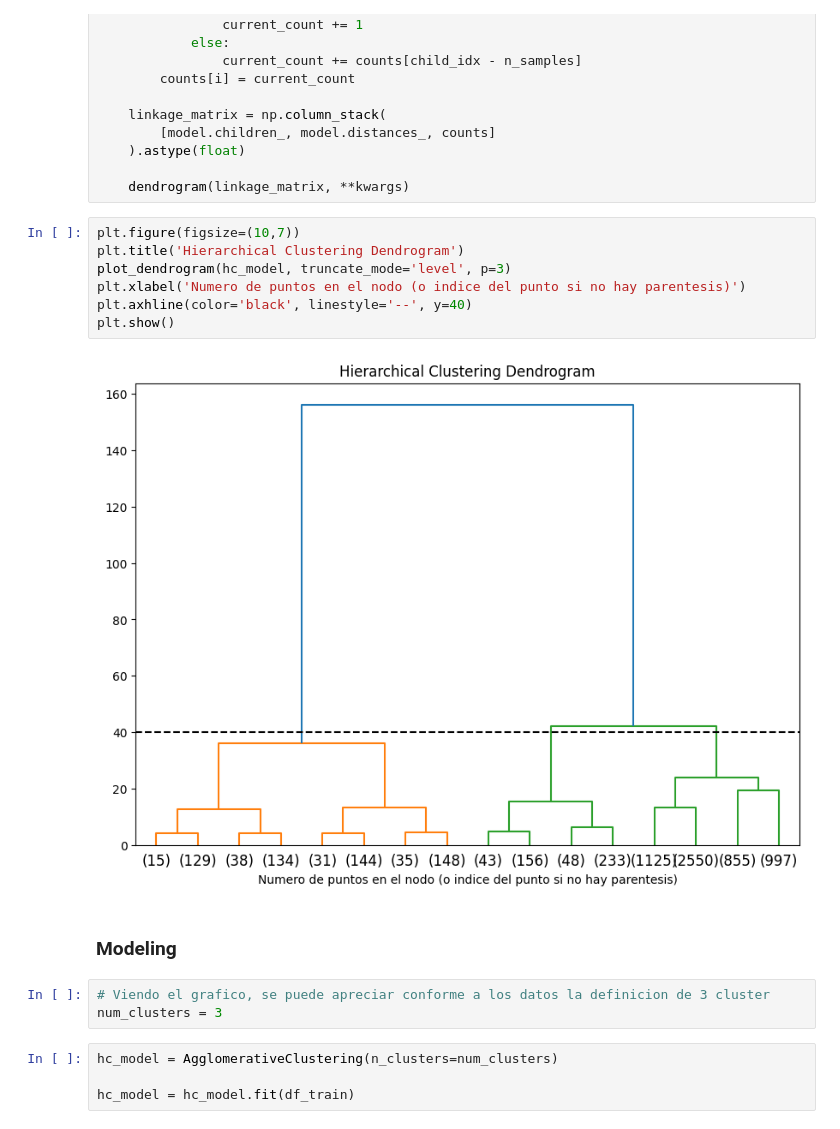
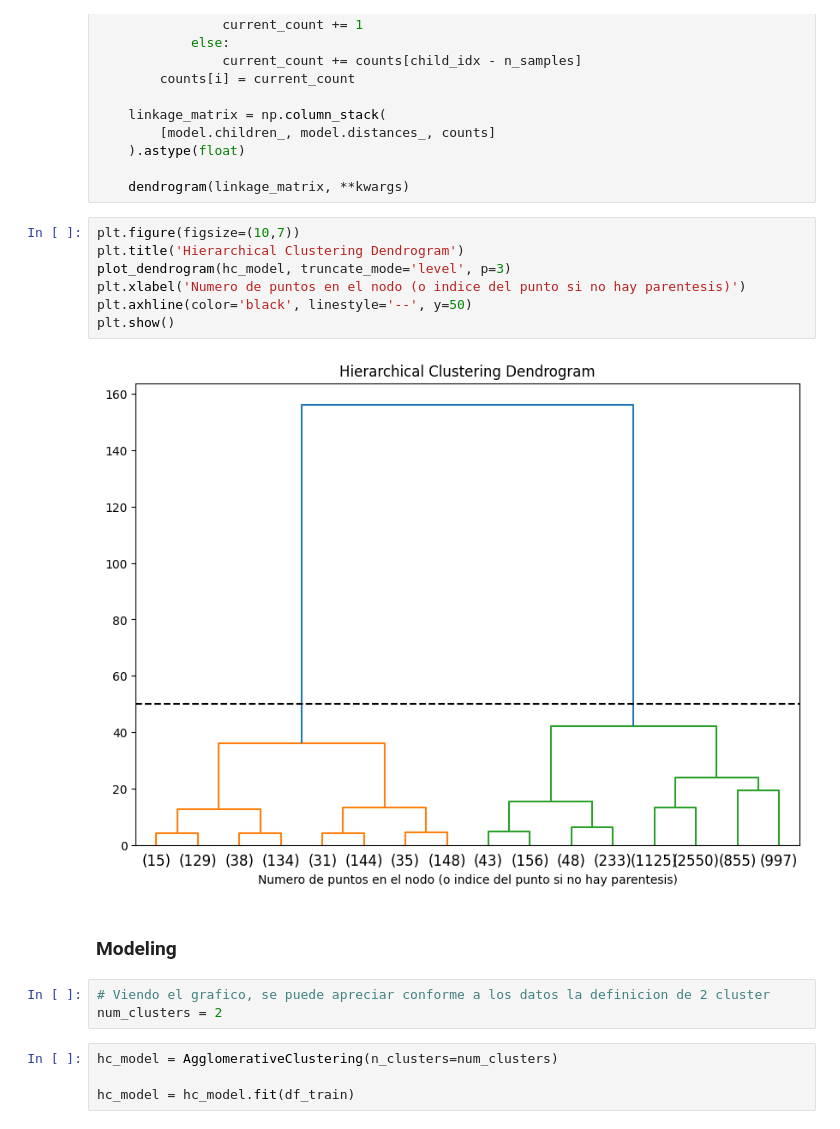
Before and after one commit to ptoledoc7/Prueba, a Jupyter notebook: Practica_2_Pablito_Toledo.ipynb, the cells around one changed output. Saved outputs shown, nothing was run; the diff lists cells and outputs as text.

```diff
--- a/Practica_2_Pablito_Toledo.ipynb
+++ b/Practica_2_Pablito_Toledo.ipynb
@@ -885,17 +885,17 @@ def plot_dendrogram(model, **kwargs):
 # %%
 plt.figure(figsize=(10,7))
 plt.title('Hierarchical Clustering Dendrogram')
 plot_dendrogram(hc_model, truncate_mode='level', p=3)
 plt.xlabel('Numero de puntos en el nodo (o indice del punto si no hay parentesis)')
-plt.axhline(color='black', linestyle='--', y=40)
+plt.axhline(color='black', linestyle='--', y=50)
 plt.show()
 # %% [output]
-[figure, old version]
+[figure, new version]
 # %% [markdown]
 ### Modeling
 # %%
-# Viendo el grafico, se puede apreciar conforme a los datos la definicion de 3 cluster
-num_clusters = 3
+# Viendo el grafico, se puede apreciar conforme a los datos la definicion de 2 cluster
+num_clusters = 2
 # %%
 hc_model = AgglomerativeClustering(n_clusters=num_clusters)
 
```
Also changed, not shown: parts of 12 cells of this notebook.
